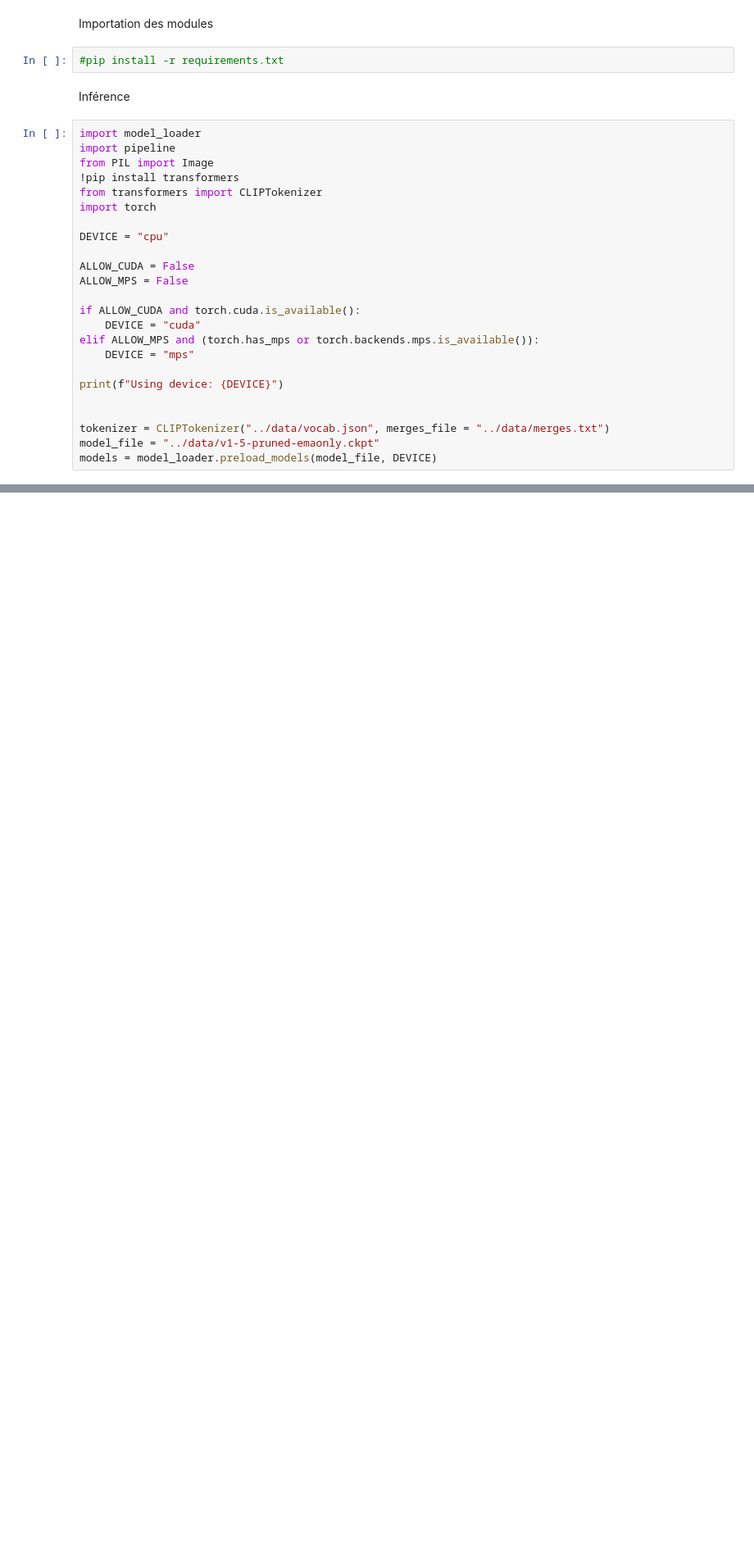
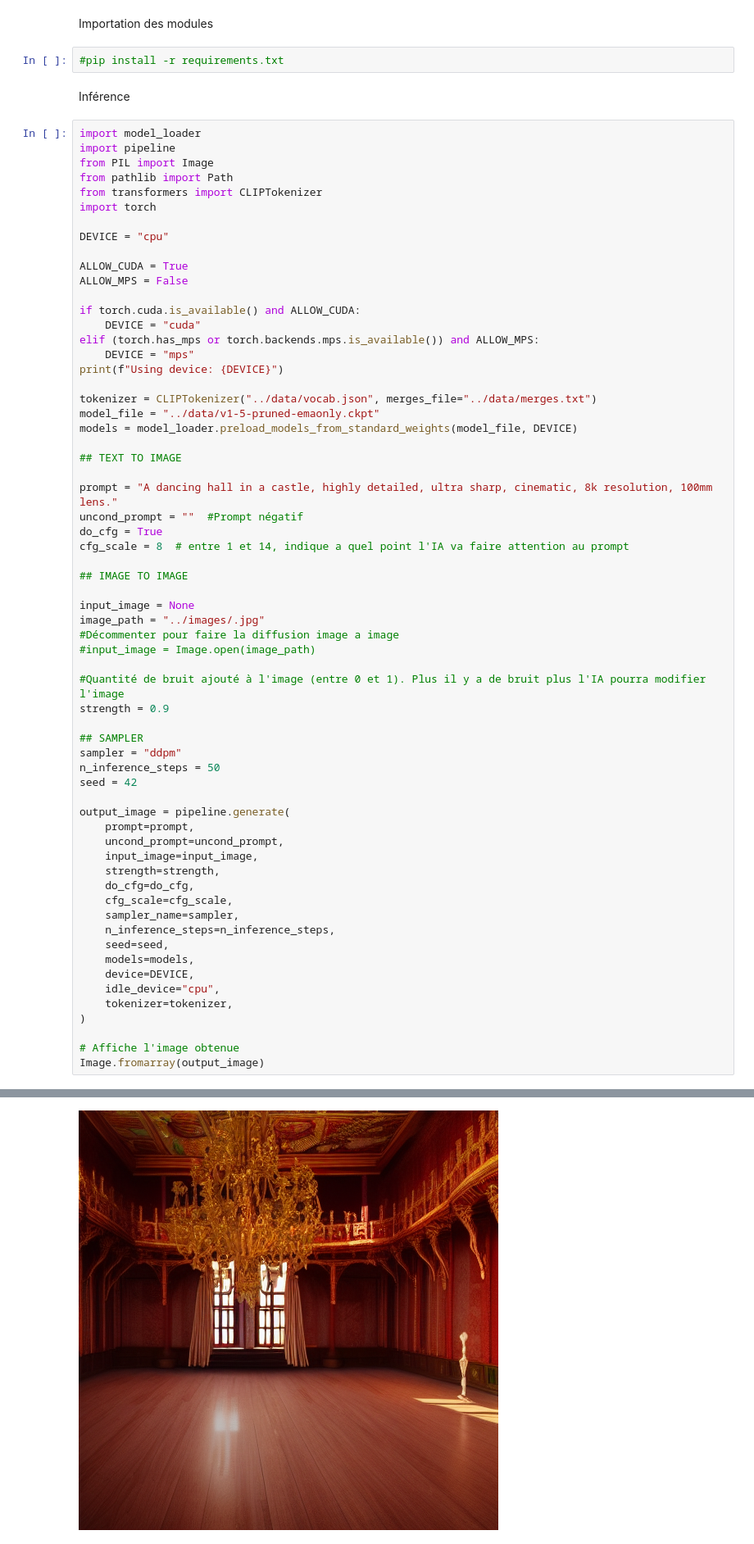
Before and after one commit to 1NL1/StableDiffusion_MNIST, a Jupyter notebook: Stable_Diff_recreated/model/demo.ipynb, the cells around one changed output, grey strips where cells are left out. Shown at 82% size. Drawn from its saved outputs; the diff is of its cells as text; blank space fills up the shorter version.

```diff
--- a/Stable_Diff_recreated/model/demo.ipynb
+++ b/Stable_Diff_recreated/model/demo.ipynb
@@ -8,24 +8,63 @@ Inférence
 import model_loader
 import pipeline
 from PIL import Image
-!pip install transformers
+from pathlib import Path
 from transformers import CLIPTokenizer
 import torch
 
 DEVICE = "cpu"
 
-ALLOW_CUDA = False
+ALLOW_CUDA = True
 ALLOW_MPS = False
 
-if ALLOW_CUDA and torch.cuda.is_available():
+if torch.cuda.is_available() and ALLOW_CUDA:
     DEVICE = "cuda"
-elif ALLOW_MPS and (torch.has_mps or torch.backends.mps.is_available()):
+elif (torch.has_mps or torch.backends.mps.is_available()) and ALLOW_MPS:
     DEVICE = "mps"
-
 print(f"Using device: {DEVICE}")
 
+tokenizer = CLIPTokenizer("../data/vocab.json", merges_file="../data/merges.txt")
+model_file = "../data/v1-5-pruned-emaonly.ckpt"
+models = model_loader.preload_models_from_standard_weights(model_file, DEVICE)
 
-tokenizer = CLIPTokenizer("../data/vocab.json", merges_file = "../data/merges.txt")
-model_file = "../data/v1-5-pruned-emaonly.ckpt"
-models = model_loader.preload_models(model_file, DEVICE)
+## TEXT TO IMAGE
+
+prompt = "A dancing hall in a castle, highly detailed, ultra sharp, cinematic, 8k resolution, 100mm lens."
+uncond_prompt = ""  #Prompt négatif
+do_cfg = True
+cfg_scale = 8  # entre 1 et 14, indique a quel point l'IA va faire attention au prompt
+
+## IMAGE TO IMAGE
+
+input_image = None
+image_path = "../images/.jpg"
+#Décommenter pour faire la diffusion image a image
+#input_image = Image.open(image_path)
+
+#Quantité de bruit ajouté à l'image (entre 0 et 1). Plus il y a de bruit plus l'IA pourra modifier l'image
+strength = 0.9
+
+## SAMPLER
+sampler = "ddpm"
+n_inference_steps = 50
+seed = 42
+
+output_image = pipeline.generate(
+    prompt=prompt,
+    uncond_prompt=uncond_prompt,
+    input_image=input_image,
+    strength=strength,
+    do_cfg=do_cfg,
+    cfg_scale=cfg_scale,
+    sampler_name=sampler,
+    n_inference_steps=n_inference_steps,
+    seed=seed,
+    models=models,
+    device=DEVICE,
+    idle_device="cpu",
+    tokenizer=tokenizer,
+)
+
+# Affiche l'image obtenue
+Image.fromarray(output_image)
 # %% [output]
@@ -54,0 +72 @@ Using device: cpu
+[figure, added]
```
Also changed, not shown: parts of 2 cells of this notebook, 9 other files.
